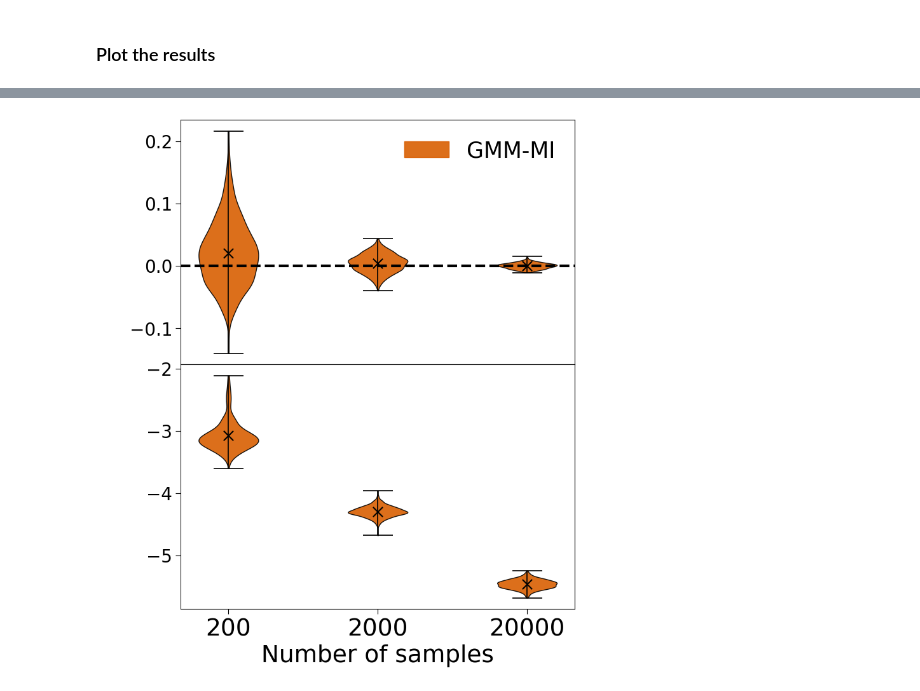
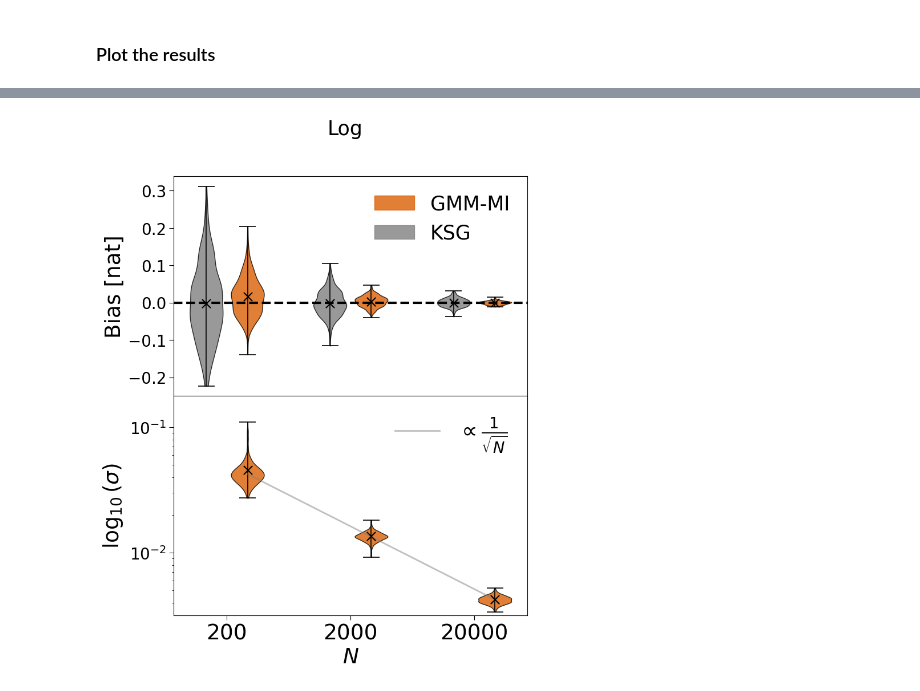
Before and after one commit to dpiras/GMM-MI, a Jupyter notebook: notebooks/invariance_bias/2_transformation_invariance_log.ipynb, the cells around one changed output, grey strips where cells are left out. Saved outputs shown, nothing was run; the diff lists cells and outputs as text; code cells hidden in the pictures.

Commit message:
Polished invariance results

```diff
--- a/notebooks/invariance_bias/2_transformation_invariance_log.ipynb
+++ b/notebooks/invariance_bias/2_transformation_invariance_log.ipynb
@@ -85,2 +129,13 @@ Not running this cell, since results file already exists. Loading pre-computed r
 # %% [markdown]
 ### Plot the results
+# %%
+y_values = np.zeros((len(N_values), 500))
+std_values = np.zeros((len(N_values), 500))
+
+for i, N in enumerate(N_values):
+    MI_file = np.load(f'./results/MI_{transformation}_500_{N}.npy')
+    y_values[i] = MI_file[:, 0]-analytic
+    std_values[i] = MI_file[:, 1]
+
+violin_plots(y_values, std_values,
+             transformation=transformation, N_values=N_values)
@@ -87,68 +144,12 @@ Not running this cell, since results file already exists. Loading pre-computed r
 # %%
-label_color = 'white' # change to 'white' to reproduce paper plot, or 'black'
-labels = []
-def add_label(violin, label):
-    color = violin["bodies"][0].get_facecolor().flatten()
-    labels.append((mpatches.Patch(color=color), label))
+# compare results to KSG
+ksg_values = np.zeros((len(N_values), 500))
+for i, N in enumerate(N_values):
+    MI_file = np.load(f'./results/MI_{transformation}_500_{N}_ksg.npy')
+    ksg_values[i] = MI_file[:]-analytic
 
-
-analytic = calculate_MI_D1_analytical(covariances[0])
-y_values = np.zeros((len(N_values), 500))
-std_values = np.zeros((len(N_values), 500))
-
-for i, N in enumerate(N_values):
-    MI_file = np.load(f'./results/MI_{transformation}_500_{N}.npy')
-    y_values[i] = MI_file[:, 0]-analytic
-    std_values[i] = np.log(MI_file[:, 1])
-
-alpha=1
-fontsize=27
-color = '#d95f02'
-fig, (ax1, ax2) = plt.subplots(2, 1, figsize=(8, 10), sharex=True)
-
-ax1.axhline(0, linewidth=3, c='black', linestyle='--')
-parts = ax1.violinplot(y_values.T, showmeans=True, widths=0.4)
-for pc in parts['bodies']:
-    pc.set_facecolor(color)
-    pc.set_edgecolor('black')
-    pc.set_alpha(0.9)
-for partname in ('cbars','cmins','cmaxes','cmeans'):
-    vp = parts[partname]
-    vp.set_edgecolor('black')
-    vp.set_linewidth(1.2)
-add_label(parts, 'GMM-MI')
-xy = [[l.vertices[:,0].mean(),l.vertices[0,1]] for l in parts['cmeans'].get_paths()]
-xy = np.array(xy)
-ax1.scatter(xy[:,0], xy[:,1], s=121, c="black", marker="x", zorder=3)
-# make lines invisible
-parts['cmeans'].set_visible(False)
-
-parts = ax2.violinplot(std_values.T, showmeans=True, widths=0.4)
-for pc in parts['bodies']:
-    pc.set_facecolor(color)
-    pc.set_edgecolor('black')
-    pc.set_alpha(0.9)
-for partname in ('cbars','cmins','cmaxes','cmeans'):
-    vp = parts[partname]
-    vp.set_edgecolor('black')
-    vp.set_linewidth(1.2)
-xy = [[l.vertices[:,0].mean(),l.vertices[0,1]] for l in parts['cmeans'].get_paths()]
-xy = np.array(xy)
-ax2.scatter(xy[:,0], xy[:,1], s=121, c="black", marker="x", zorder=3)
-# make lines invisible
-parts['cmeans'].set_visible(False)
-
-ax1.tick_params(axis='both', which='major', labelsize=20, size=6)
-ax2.tick_params(axis='both', which='major', labelsize=20, size=6)
-ax2.set_xlabel('Number of samples', fontsize=fontsize)
-ax1.set_ylabel('Bias [nat]', fontsize=fontsize, color=label_color)
-ax2.set_ylabel('$\ln(\sigma)$', fontsize=fontsize, color=label_color)
-fig.subplots_adjust(wspace=0, hspace=0)
-ax1.legend(*zip(*labels), loc='upper right', frameon=False, fontsize=25)
-ax2.set_xticks(np.arange(1, 4))
-ax2.set_xticklabels(N_values, fontsize=fontsize)
-
-fig.align_ylabels()
-fig.savefig(f'./figures/{transformation}_transformation.pdf', bbox_inches='tight');
+violin_plots(y_values, std_values,
+             transformation=transformation, N_values=N_values,
+             ksg_values=ksg_values)
 # %% [output]
-[figure, old version]
+[figure, new version]
```
Also changed, not shown: parts of 8 cells of this notebook, 28 other files.
